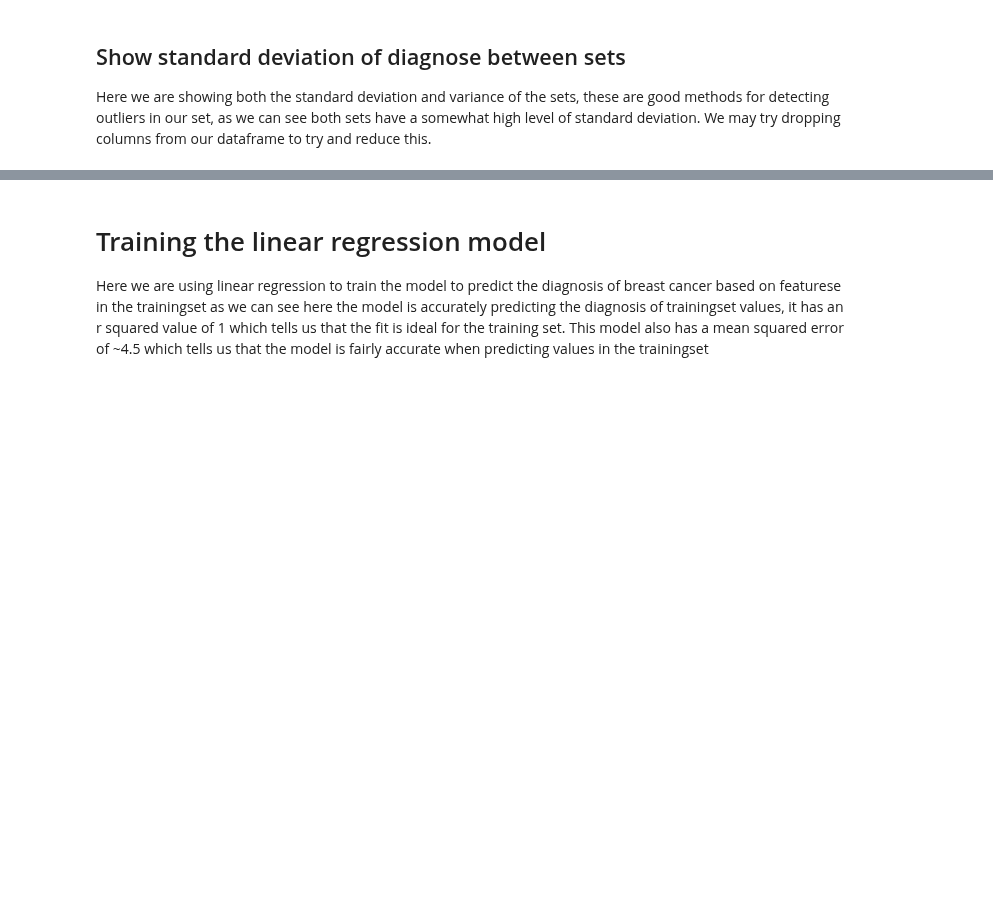
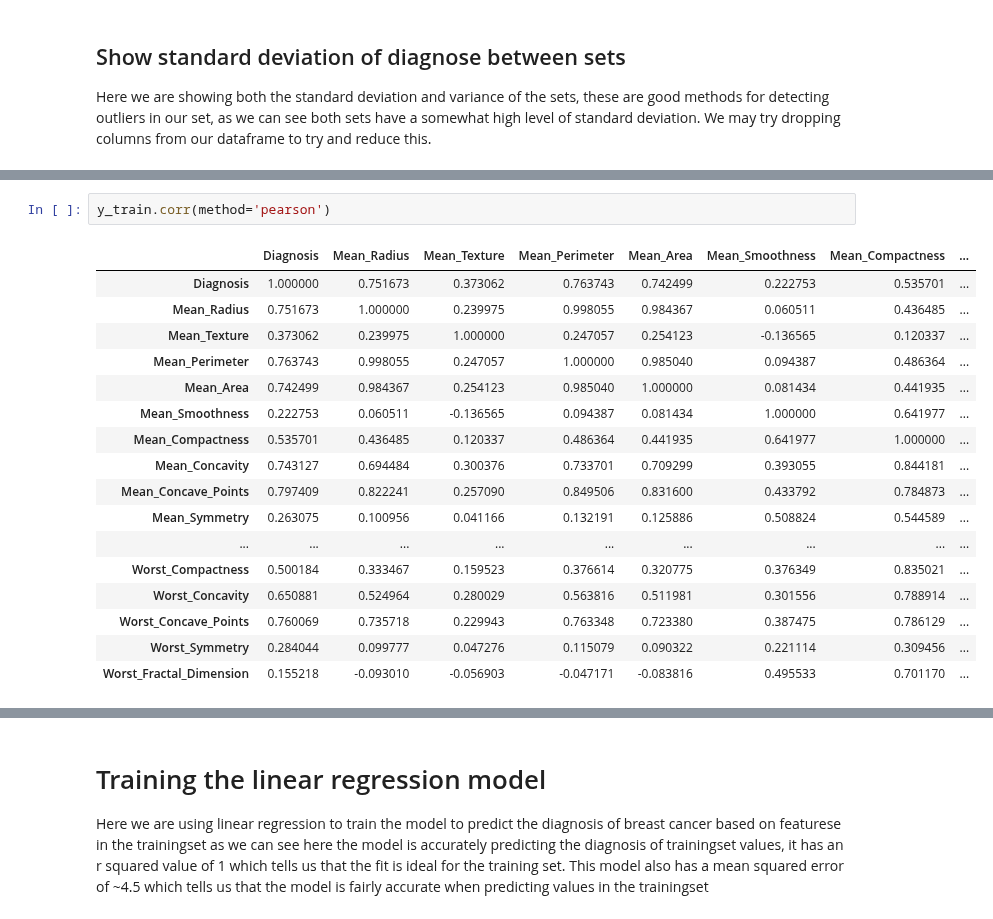
Before and after one commit to Ultan-Kearns/LYIT-Machine-Learning-Project, a Jupyter notebook: CA3Notebook.ipynb, the cells around one changed output, grey strips where cells are left out. Cells and saved outputs as stored; diff of their text form; blank space fills up the shorter version.

```diff
--- a/CA3Notebook.ipynb
+++ b/CA3Notebook.ipynb
@@ -157,0 +151,20 @@ trainingSet.corr(method='pearson')
+# %%
+y_train.corr(method='pearson')
+# %% [output]
+|  | Diagnosis | Mean_Radius | Mean_Texture | Mean_Perimeter | Mean_Area | Mean_Smoothness | Mean_Compactness | ... |
+| Diagnosis | 1.000000 | 0.751673 | 0.373062 | 0.763743 | 0.742499 | 0.222753 | 0.535701 | ... |
+| Mean_Radius | 0.751673 | 1.000000 | 0.239975 | 0.998055 | 0.984367 | 0.060511 | 0.436485 | ... |
+| Mean_Texture | 0.373062 | 0.239975 | 1.000000 | 0.247057 | 0.254123 | -0.136565 | 0.120337 | ... |
+| Mean_Perimeter | 0.763743 | 0.998055 | 0.247057 | 1.000000 | 0.985040 | 0.094387 | 0.486364 | ... |
+| Mean_Area | 0.742499 | 0.984367 | 0.254123 | 0.985040 | 1.000000 | 0.081434 | 0.441935 | ... |
+| Mean_Smoothness | 0.222753 | 0.060511 | -0.136565 | 0.094387 | 0.081434 | 1.000000 | 0.641977 | ... |
+| Mean_Compactness | 0.535701 | 0.436485 | 0.120337 | 0.486364 | 0.441935 | 0.641977 | 1.000000 | ... |
+| Mean_Concavity | 0.743127 | 0.694484 | 0.300376 | 0.733701 | 0.709299 | 0.393055 | 0.844181 | ... |
+| Mean_Concave_Points | 0.797409 | 0.822241 | 0.257090 | 0.849506 | 0.831600 | 0.433792 | 0.784873 | ... |
+| Mean_Symmetry | 0.263075 | 0.100956 | 0.041166 | 0.132191 | 0.125886 | 0.508824 | 0.544589 | ... |
+| ... | ... | ... | ... | ... | ... | ... | ... | ... |
+| Worst_Compactness | 0.500184 | 0.333467 | 0.159523 | 0.376614 | 0.320775 | 0.376349 | 0.835021 | ... |
+| Worst_Concavity | 0.650881 | 0.524964 | 0.280029 | 0.563816 | 0.511981 | 0.301556 | 0.788914 | ... |
+| Worst_Concave_Points | 0.760069 | 0.735718 | 0.229943 | 0.763348 | 0.723380 | 0.387475 | 0.786129 | ... |
+| Worst_Symmetry | 0.284044 | 0.099777 | 0.047276 | 0.115079 | 0.090322 | 0.221114 | 0.309456 | ... |
+| Worst_Fractal_Dimension | 0.155218 | -0.093010 | -0.056903 | -0.047171 | -0.083816 | 0.495533 | 0.701170 | ... |
```
Also changed, not shown: parts of 32 cells of this notebook.
